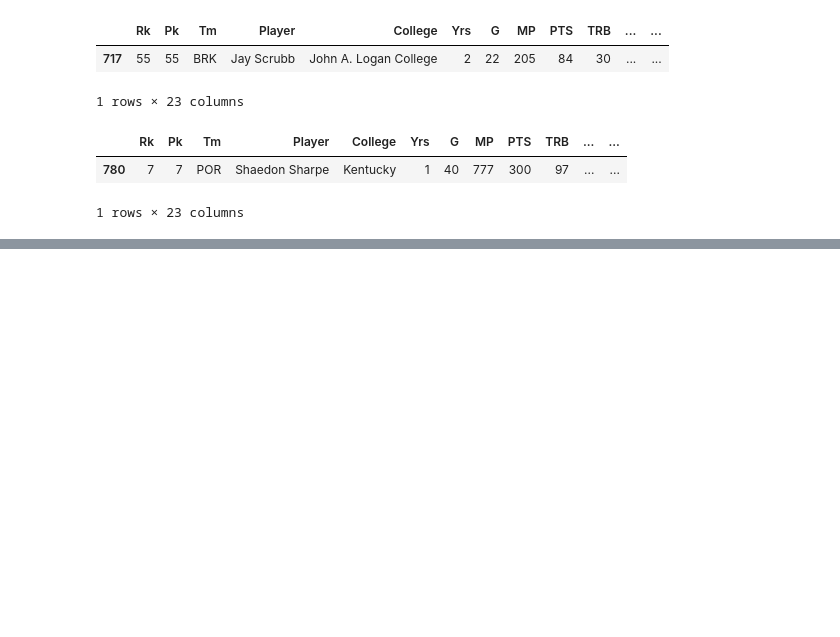
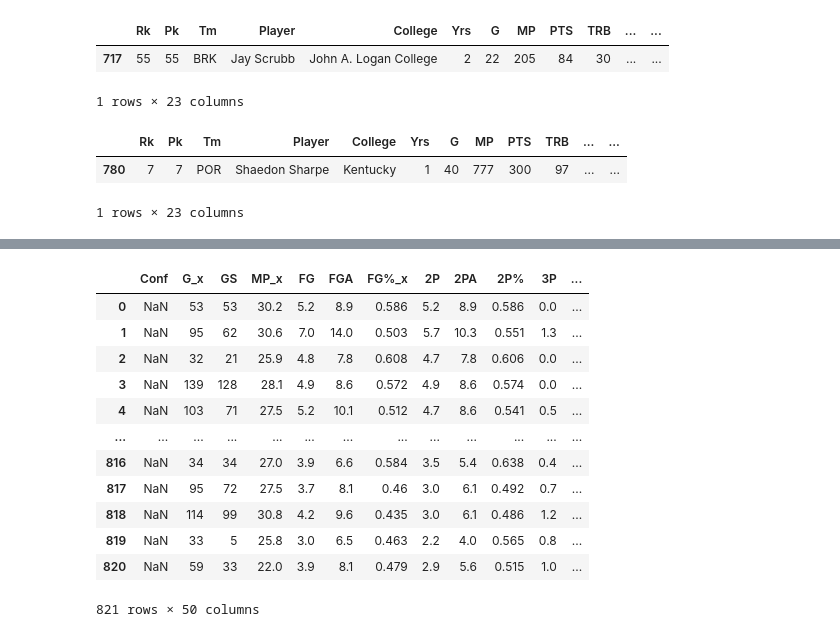
Before and after one commit to MattSasaki/Draft-Position-vs-College-Conference, a Jupyter notebook: workbook.ipynb, the cells around one changed output, grey strips where cells are left out. Saved outputs shown, nothing was run; the diff lists cells and outputs as text; code cells hidden in the pictures; blank space fills up the shorter version.

```diff
--- a/workbook.ipynb
+++ b/workbook.ipynb
@@ -739,0 +738,19 @@ college_players
+# %%
+pd.set_option('display.max_columns', None)
+df = player_df.merge(college_players, left_on = "Player", right_on = "Player")
+# %%
+df.drop(['Season', 'Unnamed: 27', 'School'], axis=1)
+# %% [output]
+|  | Conf | G_x | GS | MP_x | FG | FGA | FG%_x | 2P | 2PA | 2P% | 3P | ... |
+| 0 | NaN | 53 | 53 | 30.2 | 5.2 | 8.9 | 0.586 | 5.2 | 8.9 | 0.586 | 0.0 | ... |
+| 1 | NaN | 95 | 62 | 30.6 | 7.0 | 14.0 | 0.503 | 5.7 | 10.3 | 0.551 | 1.3 | ... |
+| 2 | NaN | 32 | 21 | 25.9 | 4.8 | 7.8 | 0.608 | 4.7 | 7.8 | 0.606 | 0.0 | ... |
+| 3 | NaN | 139 | 128 | 28.1 | 4.9 | 8.6 | 0.572 | 4.9 | 8.6 | 0.574 | 0.0 | ... |
+| 4 | NaN | 103 | 71 | 27.5 | 5.2 | 10.1 | 0.512 | 4.7 | 8.6 | 0.541 | 0.5 | ... |
+| ... | ... | ... | ... | ... | ... | ... | ... | ... | ... | ... | ... | ... |
+| 816 | NaN | 34 | 34 | 27.0 | 3.9 | 6.6 | 0.584 | 3.5 | 5.4 | 0.638 | 0.4 | ... |
+| 817 | NaN | 95 | 72 | 27.5 | 3.7 | 8.1 | 0.46 | 3.0 | 6.1 | 0.492 | 0.7 | ... |
+| 818 | NaN | 114 | 99 | 30.8 | 4.2 | 9.6 | 0.435 | 3.0 | 6.1 | 0.486 | 1.2 | ... |
+| 819 | NaN | 33 | 5 | 25.8 | 3.0 | 6.5 | 0.463 | 2.2 | 4.0 | 0.565 | 0.8 | ... |
+| 820 | NaN | 59 | 33 | 22.0 | 3.9 | 8.1 | 0.479 | 2.9 | 5.6 | 0.515 | 1.0 | ... |
+821 rows × 50 columns
```
Also changed, not shown: parts of 3 cells of this notebook.
